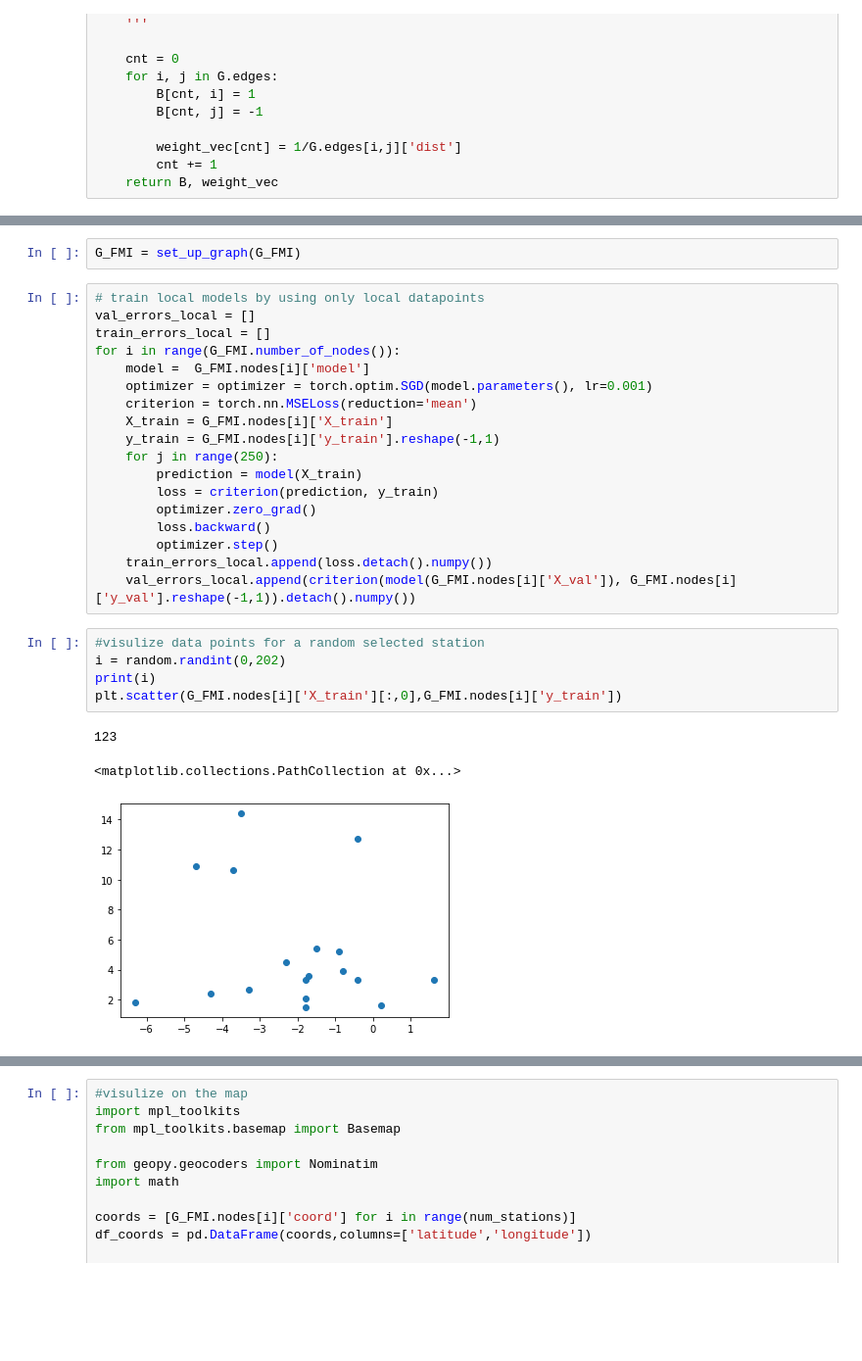
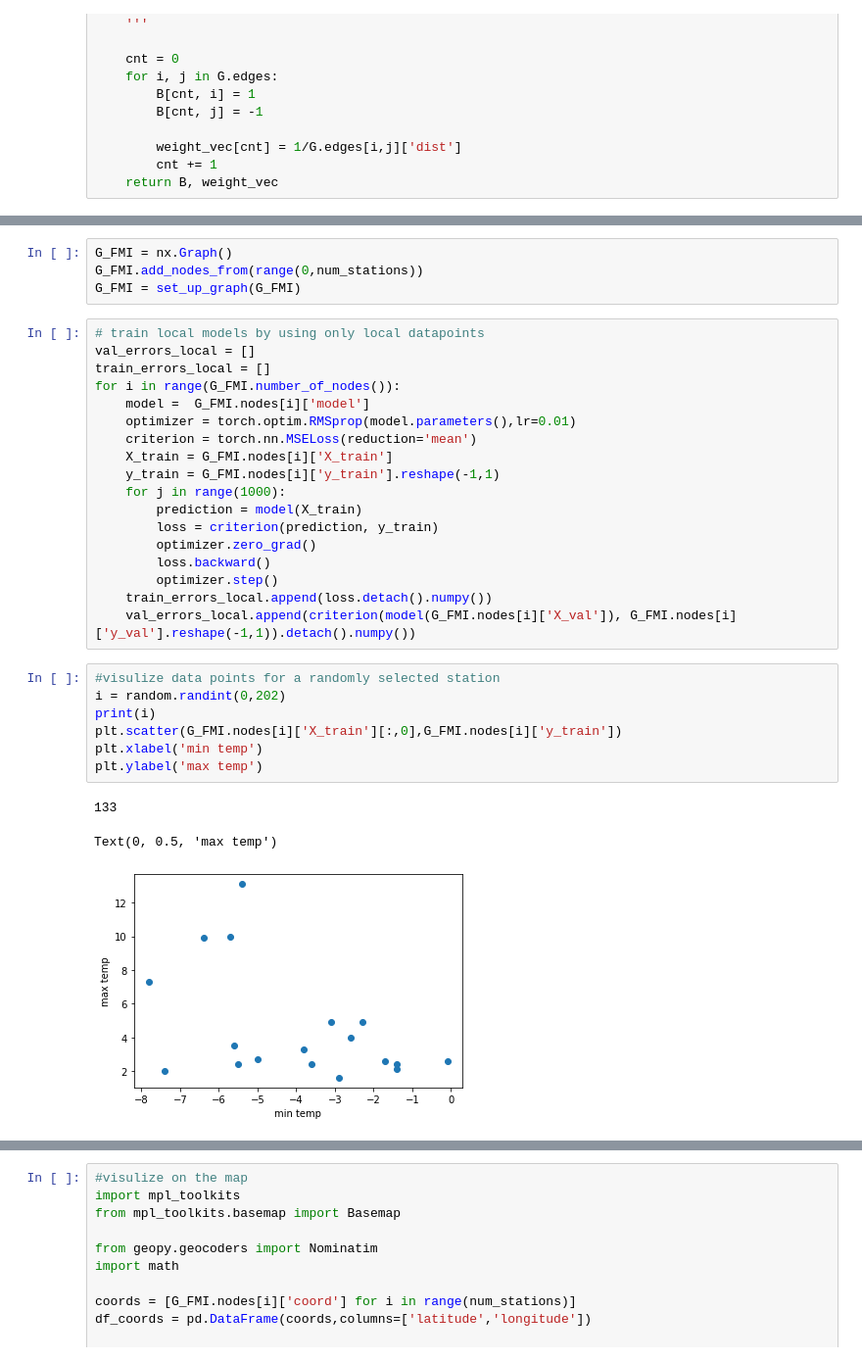
Before and after one commit to YuTian8328/FederatedLearning, a Jupyter notebook: FMI_Lasso.ipynb, the cells around one changed output, grey strips where cells are left out. Shown at 98% size. Cells and saved outputs as stored; diff of their text form; blank space fills up the shorter version.

```diff
--- a/FMI_Lasso.ipynb
+++ b/FMI_Lasso.ipynb
@@ -221,19 +218,21 @@ def set_up_graph(G_FMI):
         G_FMI.nodes[i]['model'] = TorchLinearModel(2)
         G_FMI.nodes[i]['optimizer'] = TorchLinearOptimizer(G_FMI.nodes[i]['model'])
     return G_FMI
-# %%
-G_FMI = set_up_graph(G_FMI)
+# %%
+G_FMI = nx.Graph()
+G_FMI.add_nodes_from(range(0,num_stations))
+G_FMI = set_up_graph(G_FMI)
 # %%
 # train local models by using only local datapoints
 val_errors_local = []
 train_errors_local = []
 for i in range(G_FMI.number_of_nodes()):
     model =  G_FMI.nodes[i]['model']
-    optimizer = optimizer = torch.optim.SGD(model.parameters(), lr=0.001)
+    optimizer = torch.optim.RMSprop(model.parameters(),lr=0.01)
     criterion = torch.nn.MSELoss(reduction='mean')
     X_train = G_FMI.nodes[i]['X_train']
     y_train = G_FMI.nodes[i]['y_train'].reshape(-1,1)
-    for j in range(250):
+    for j in range(1000):
         prediction = model(X_train)
         loss = criterion(prediction, y_train)
         optimizer.zero_grad()
@@ -242,14 +241,16 @@ for i in range(G_FMI.number_of_nodes()):
     train_errors_local.append(loss.detach().numpy())
     val_errors_local.append(criterion(model(G_FMI.nodes[i]['X_val']), G_FMI.nodes[i]['y_val'].reshape(-1,1)).detach().numpy())
 # %%
-#visulize data points for a random selected station
+#visulize data points for a randomly selected station
 i = random.randint(0,202)
 print(i)
 plt.scatter(G_FMI.nodes[i]['X_train'][:,0],G_FMI.nodes[i]['y_train'])
+plt.xlabel('min temp')
+plt.ylabel('max temp')
 # %% [output]
-123
+133
-<matplotlib.collections.PathCollection at 0x...>
+Text(0, 0.5, 'max temp')
-[figure, old version]
+[figure, new version]
 # %%
 # visulize validation errors and training errors of locally trained models
 plt.plot(val_errors_local,color='blue',label='validation error')
```
Also changed, not shown: parts of 12 cells of this notebook.
